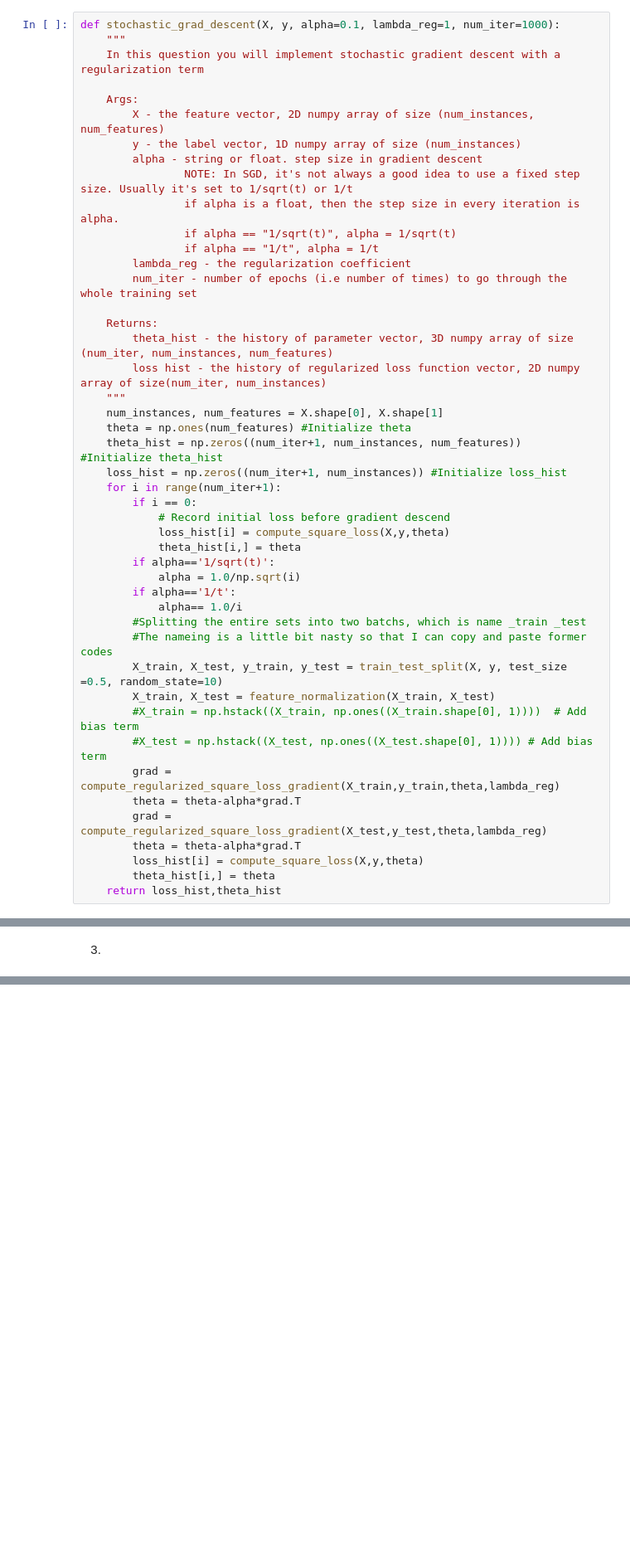
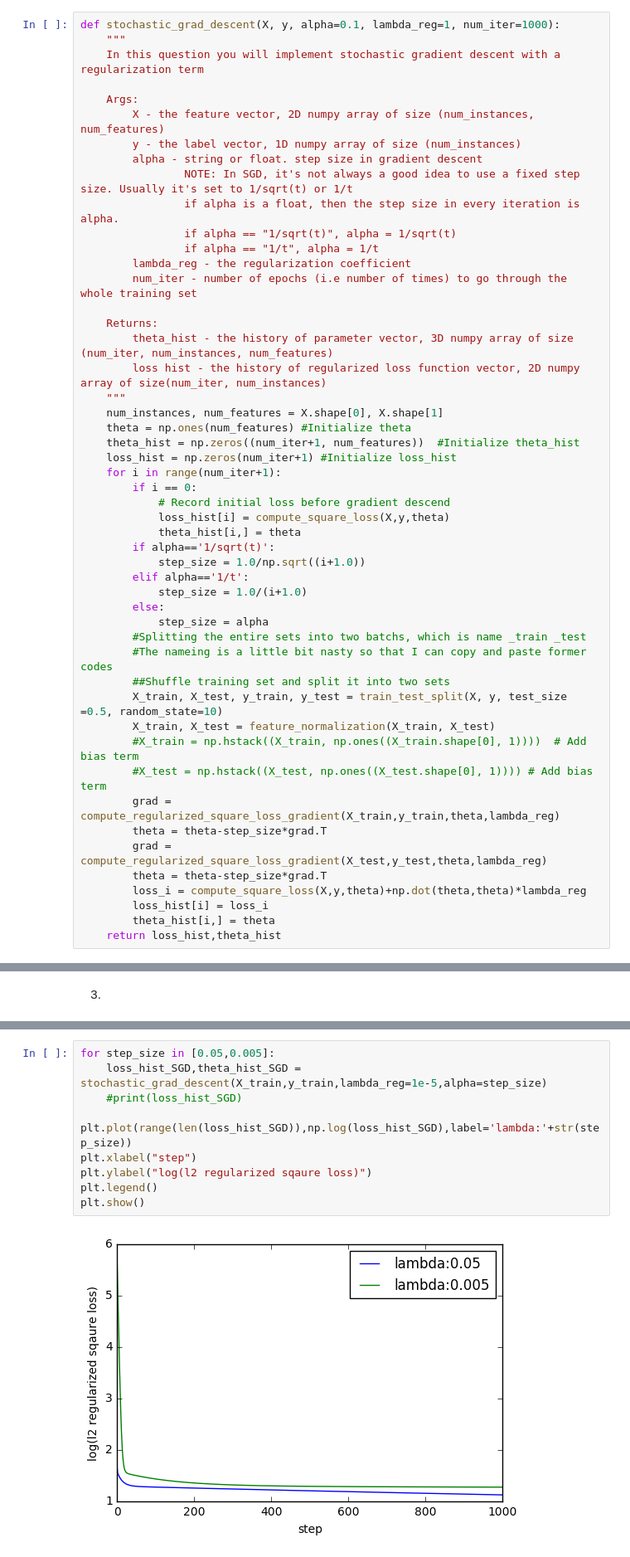
Before and after one commit to ZhuoruLin/DSGA1003_ML, a Jupyter notebook: HW1/Assignment1.ipynb, the cells around one changed output, grey strips where cells are left out. Shown at 83% size. Saved outputs shown, nothing was run; the diff lists cells and outputs as text; blank space fills up the shorter version.

```diff
--- a/HW1/Assignment1.ipynb
+++ b/HW1/Assignment1.ipynb
@@ -350,27 +352,31 @@ def stochastic_grad_descent(X, y, alpha=0.1, lambda_reg=1, num_iter=1000):
     """
     num_instances, num_features = X.shape[0], X.shape[1]
     theta = np.ones(num_features) #Initialize theta
-    theta_hist = np.zeros((num_iter+1, num_instances, num_features))  #Initialize theta_hist
-    loss_hist = np.zeros((num_iter+1, num_instances)) #Initialize loss_hist
+    theta_hist = np.zeros((num_iter+1, num_features))  #Initialize theta_hist
+    loss_hist = np.zeros(num_iter+1) #Initialize loss_hist
     for i in range(num_iter+1):
         if i == 0:
             # Record initial loss before gradient descend
             loss_hist[i] = compute_square_loss(X,y,theta)
             theta_hist[i,] = theta
         if alpha=='1/sqrt(t)':
-            alpha = 1.0/np.sqrt(i)
-        if alpha=='1/t':
-            alpha== 1.0/i
+            step_size = 1.0/np.sqrt((i+1.0))
+        elif alpha=='1/t':
+            step_size = 1.0/(i+1.0)
+        else:
+            step_size = alpha
         #Splitting the entire sets into two batchs, which is name _train _test
         #The nameing is a little bit nasty so that I can copy and paste former codes
+        ##Shuffle training set and split it into two sets
         X_train, X_test, y_train, y_test = train_test_split(X, y, test_size =0.5, random_state=10)
         X_train, X_test = feature_normalization(X_train, X_test)
         #X_train = np.hstack((X_train, np.ones((X_train.shape[0], 1))))  # Add bias term
         #X_test = np.hstack((X_test, np.ones((X_test.shape[0], 1)))) # Add bias term
         grad = compute_regularized_square_loss_gradient(X_train,y_train,theta,lambda_reg)
-        theta = theta-alpha*grad.T
+        theta = theta-step_size*grad.T
         grad = compute_regularized_square_loss_gradient(X_test,y_test,theta,lambda_reg)
-        theta = theta-alpha*grad.T
-        loss_hist[i] = compute_square_loss(X,y,theta)
+        theta = theta-step_size*grad.T
+        loss_i = compute_square_loss(X,y,theta)+np.dot(theta,theta)*lambda_reg
+        loss_hist[i] = loss_i
         theta_hist[i,] = theta
     return loss_hist,theta_hist
@@ -381 +388,12 @@ def stochastic_grad_descent(X, y, alpha=0.1, lambda_reg=1, num_iter=1000):
+# %%
+for step_size in [0.05,0.005]:
+    loss_hist_SGD,theta_hist_SGD = stochastic_grad_descent(X_train,y_train,lambda_reg=1e-5,alpha=step_size)
+    #print(loss_hist_SGD)
+    plt.plot(range(len(loss_hist_SGD)),np.log(loss_hist_SGD),label='lambda:'+str(step_size))
+plt.xlabel("step")
+plt.ylabel("log(l2 regularized sqaure loss)")
+plt.legend()
+plt.show()
+# %% [output]
+[figure, added]
 # %% [markdown]
```
Also changed, not shown: parts of 23 cells of this notebook, 17 other files.
